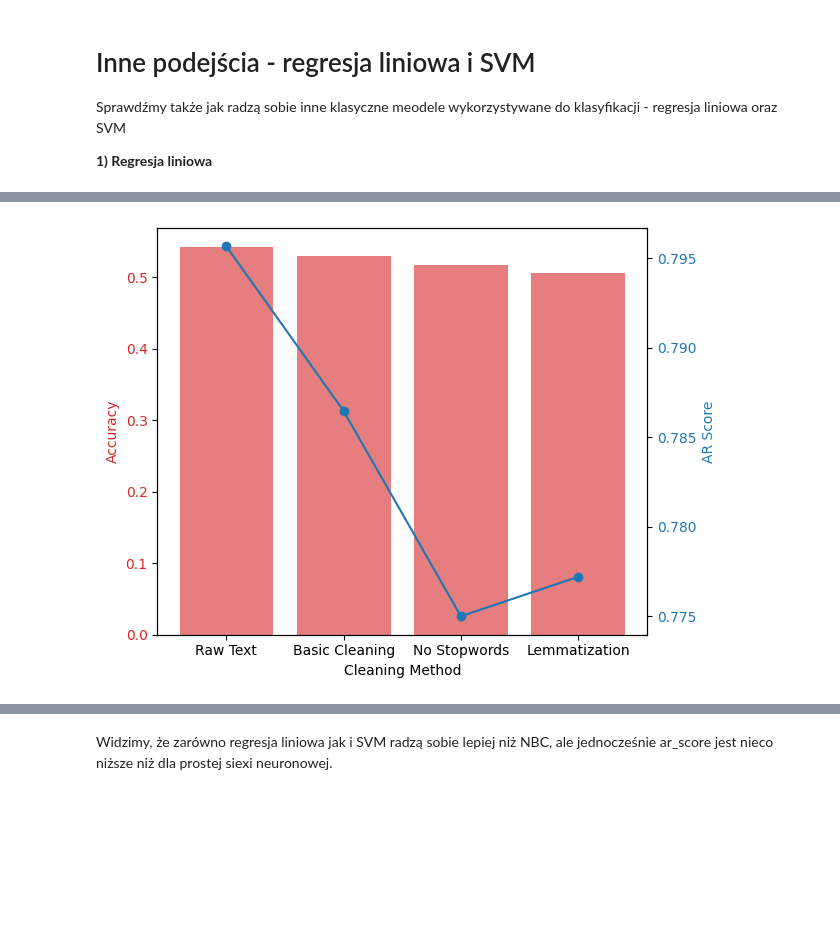
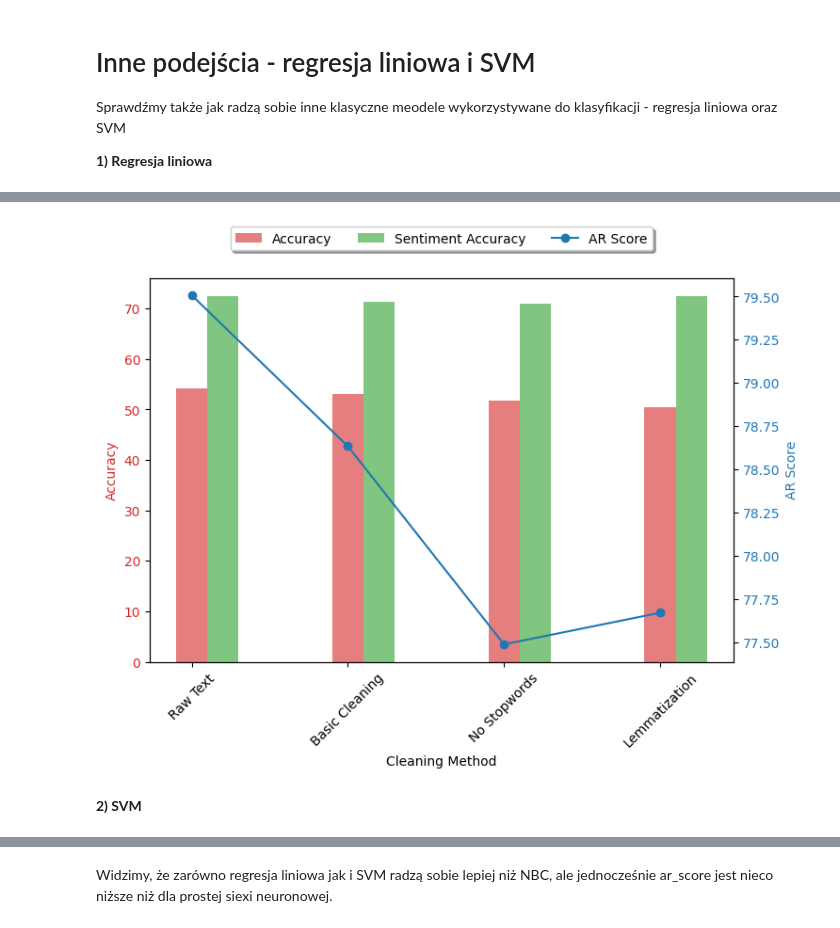
Before and after one commit to Caorxy/pl-sentiment-analysis, a Jupyter notebook: project.ipynb, the cells around one changed output, grey strips where cells are left out. Drawn from its saved outputs; the diff is of its cells as text; code cells hidden in the pictures; blank space fills up the shorter version.

```diff
--- a/project.ipynb
+++ b/project.ipynb
@@ -118,33 +136,34 @@ def basic_text_cleaning(text):
     text = text.translate(str.maketrans('', '', string.punctuation))
     text = ''.join([i for i in text if not i.isdigit()])
     return text
+# %%
+with open('/kaggle/input/datapjn/datasetKLEJ/polish.stopwords.txt', 'r') as f:
+    stopwords_list = f.read().splitlines()
 # %%
 #  Basic Text Cleaning + Removing Stopwords
-def remove_stopwords(text, stopwords_list):
+def remove_stopwords(text):
+    words = basic_text_cleaning(text)
     words = word_tokenize(text)
     words = [word for word in words if word.lower() not in stopwords_list]
     return ' '.join(words)
 # %%
 # Basic Text Cleaning + Removing Stopwords + morfeusz Lemmatization
 def lemmatize_text(text, morf):
+    words = remove_stopwords(text)
     words = word_tokenize(text)
     words = [morf.analyse(word)[0][2][1].split(':')[0] for word in words]
     return ' '.join(words)
 # %% [markdown]
 Sprawdźmy przykłady po przetworzeniu tekstu różnymi metodamu
 # %%
-# Load stopwords
-with open('polish.stopwords.txt', 'r') as f:
-    stopwords_list = f.read().splitlines()
-
 morf = morfeusz2.Morfeusz()
 
 # Apply data cleaning methods
 train_df['text_basic_clean'] = train_df['text'].apply(basic_text_cleaning)
 dev_df['text_basic_clean'] = dev_df['text'].apply(basic_text_cleaning)
 
-train_df['text_no_stopwords'] = train_df['text_basic_clean'].apply(lambda x: remove_stopwords(x, stopwords_list))
-dev_df['text_no_stopwords'] = dev_df['text_basic_clean'].apply(lambda x: remove_stopwords(x, stopwords_list))
+train_df['text_no_stopwords'] = train_df['text_basic_clean'].apply(lambda x: remove_stopwords(x))
+dev_df['text_no_stopwords'] = dev_df['text_basic_clean'].apply(lambda x: remove_stopwords(x))
 
 train_df['text_lemmatized'] = train_df['text_no_stopwords'].apply(lambda x: lemmatize_text(x, morf))
 dev_df['text_lemmatized'] = dev_df['text_no_stopwords'].apply(lambda x: lemmatize_text(x, morf))
@@ -615,33 +719,50 @@ Lemmatization arscore: 0.7771992884417203
 # %%
-# Plot the results
 import matplotlib.pyplot as plt
 
 methods = list(results.keys())
 accuracies = [results[method][0] for method in methods]
 arscores = [results[method][1] for method in methods]
+sentiment_accuracies = [results[method][2] for method in methods]  # Assuming this is your sentiment accuracy data
 
 x = range(len(methods))
 
-fig, ax1 = plt.subplots()
+fig, ax1 = plt.subplots(figsize=(8, 6))  # Increase the figure size
 
+# Plot Accuracy
 color = 'tab:red'
 ax1.set_xlabel('Cleaning Method')
 ax1.set_ylabel('Accuracy', color=color)
-ax1.bar(x, accuracies, color=color, alpha=0.6, label='Accuracy')
+ax1.bar(x, accuracies, color=color, alpha=0.6, width=0.2, align='center', label='Accuracy')
 ax1.tick_params(axis='y', labelcolor=color)
 ax1.set_xticks(x)
-ax1.set_xticklabels(methods)
+ax1.set_xticklabels(methods, rotation=45)  # Rotate for better readability if needed
 
+# Plot AR Score
 ax2 = ax1.twinx()  # instantiate a second axes that shares the same x-axis
 color = 'tab:blue'
-ax2.set_ylabel('AR Score', color=color)  # we already handled the x-label with ax1
+ax2.set_ylabel('AR Score', color=color)
 ax2.plot(x, arscores, color=color, marker='o', label='AR Score')
 ax2.tick_params(axis='y', labelcolor=color)
 
-fig.tight_layout()  # otherwise the right y-label is slightly clipped
+# Adjust x position for sentiment_accuracy bars
+x_sentiment = [i + 0.2 for i in x]  # Offset by 0.2
+
+# Plot Sentiment Accuracy as bars
+color = 'tab:green'  # Choose a different color for sentiment accuracy
+ax1.bar(x_sentiment, sentiment_accuracies, color=color, alpha=0.6, width=0.2, align='center', label='Sentiment Accuracy')
+
+# Legend
+# Place the legend at the bottom of the plot
+ax1.legend(lines + lines2, labels + labels2, loc='upper center', bbox_to_anchor=(0.5, 1.15), fancybox=True, shadow=True, ncol=3)
+
+# Adjust the bottom of the subplots to fit the legend
+fig.subplots_adjust(bottom=0.2)
+
 plt.show()
 # %% [output]
-[figure, old version]
+[figure, new version]
+# %% [markdown]
+**2) SVM**
 # %%
 from sklearn.svm import LinearSVC
 
```
Also changed, not shown: parts of 32 cells of this notebook, 3 other files.
